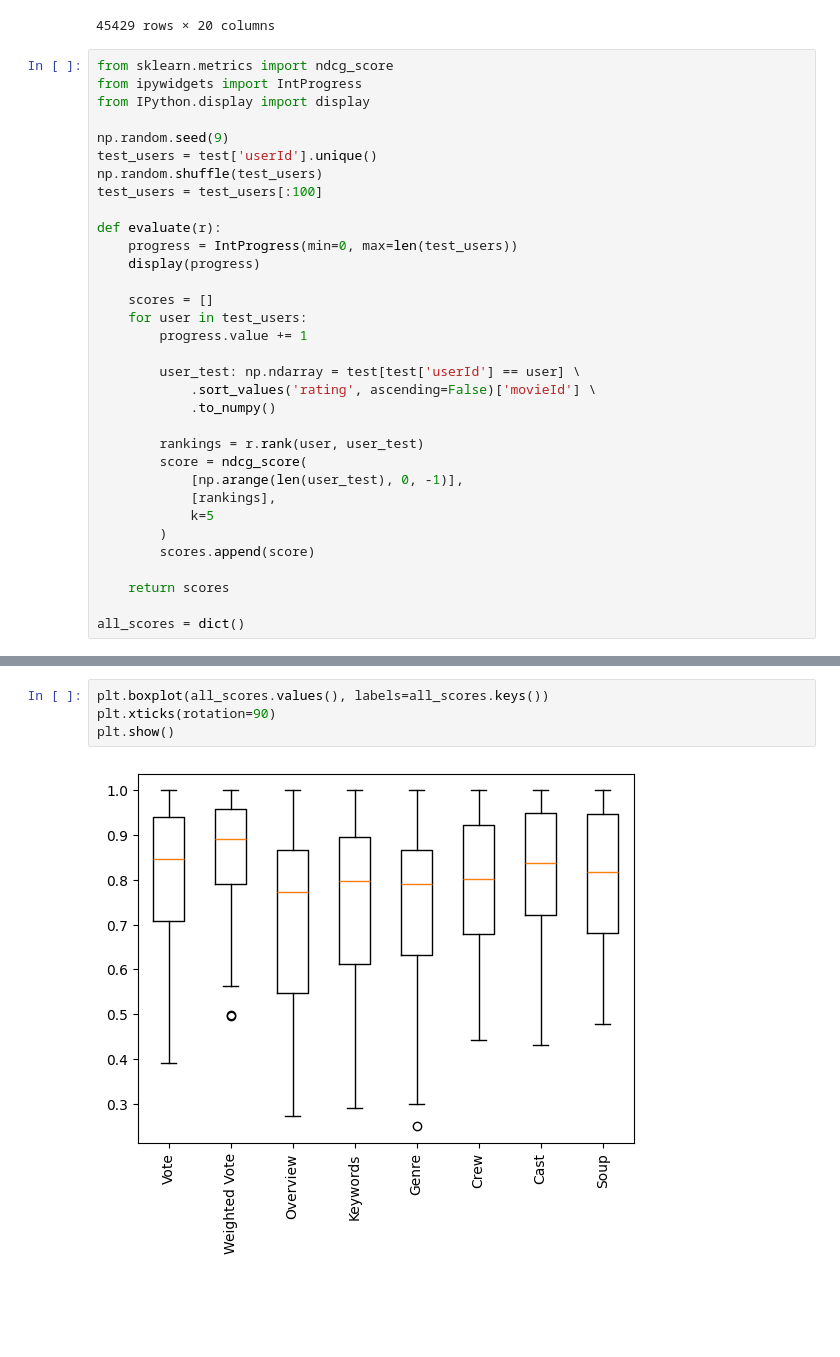
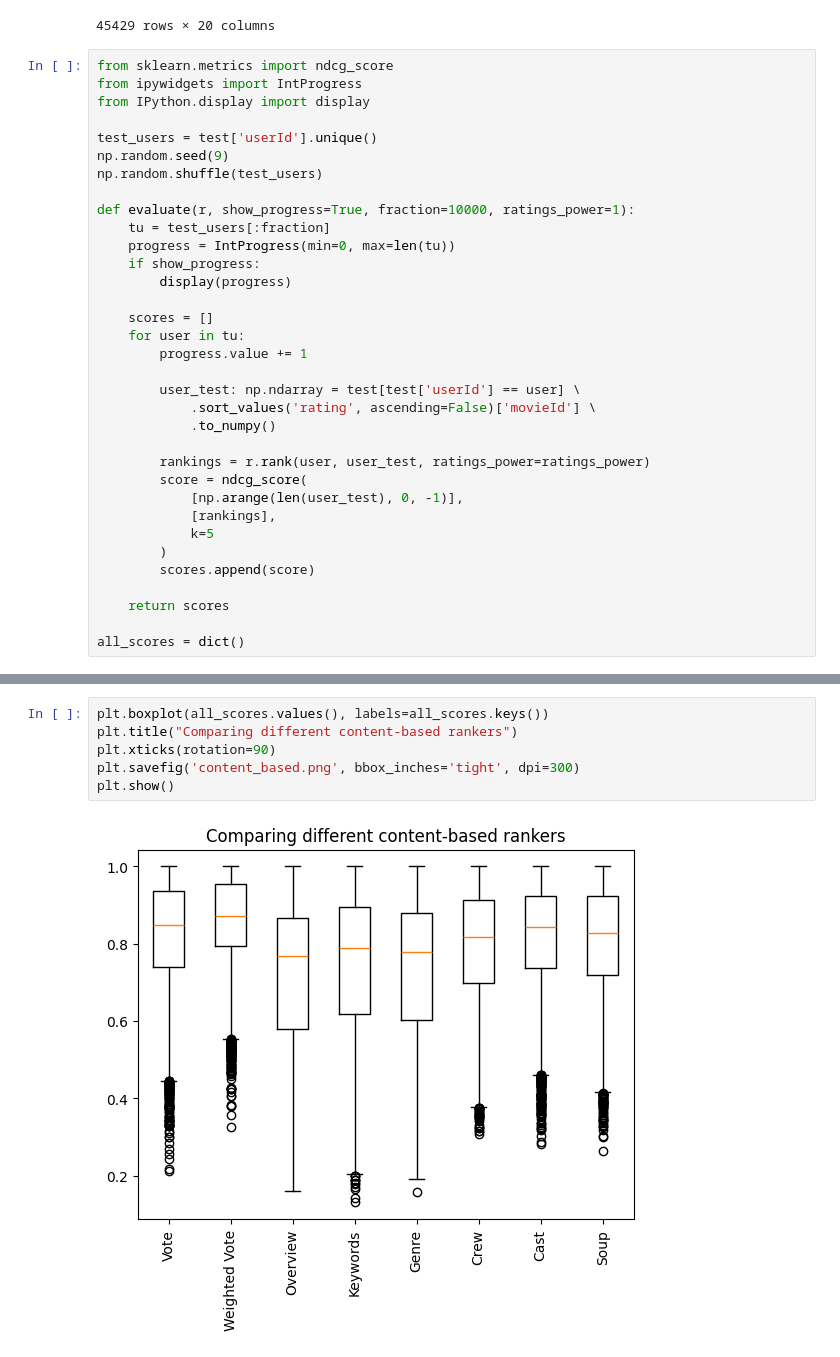
Before and after one commit to ArchitBhonsle/the-movies-dataset, a Jupyter notebook: Rankings.ipynb, the cells around one changed output, grey strips where cells are left out. Cells and saved outputs as stored; diff of their text form; blank space fills up the shorter version.

```diff
--- a/Rankings.ipynb
+++ b/Rankings.ipynb
@@ -59,24 +59,25 @@ from sklearn.metrics import ndcg_score
 from ipywidgets import IntProgress
 from IPython.display import display
 
+test_users = test['userId'].unique()
 np.random.seed(9)
-test_users = test['userId'].unique()
 np.random.shuffle(test_users)
-test_users = test_users[:100]
 
-def evaluate(r):
-    progress = IntProgress(min=0, max=len(test_users))
-    display(progress)
+def evaluate(r, show_progress=True, fraction=10000, ratings_power=1):
+    tu = test_users[:fraction]
+    progress = IntProgress(min=0, max=len(tu))
+    if show_progress:
+        display(progress)
 
     scores = []
-    for user in test_users:
+    for user in tu:
         progress.value += 1
 
         user_test: np.ndarray = test[test['userId'] == user] \
             .sort_values('rating', ascending=False)['movieId'] \
             .to_numpy()
 
-        rankings = r.rank(user, user_test)
+        rankings = r.rank(user, user_test, ratings_power=ratings_power)
         score = ndcg_score(
             [np.arange(len(user_test), 0, -1)],
             [rankings],
@@ -130,9 +131,11 @@ IntProgress(value=0)
 # %%
 plt.boxplot(all_scores.values(), labels=all_scores.keys())
+plt.title("Comparing different content-based rankers")
 plt.xticks(rotation=90)
+plt.savefig('content_based.png', bbox_inches='tight', dpi=300)
 plt.show()
 # %% [output]
-[figure, old version]
+[figure, new version]
 # %%
 data = pd.DataFrame(all_scores)
 data.describe()
```
Also changed, not shown: parts of 4 cells of this notebook, 4 other files.
